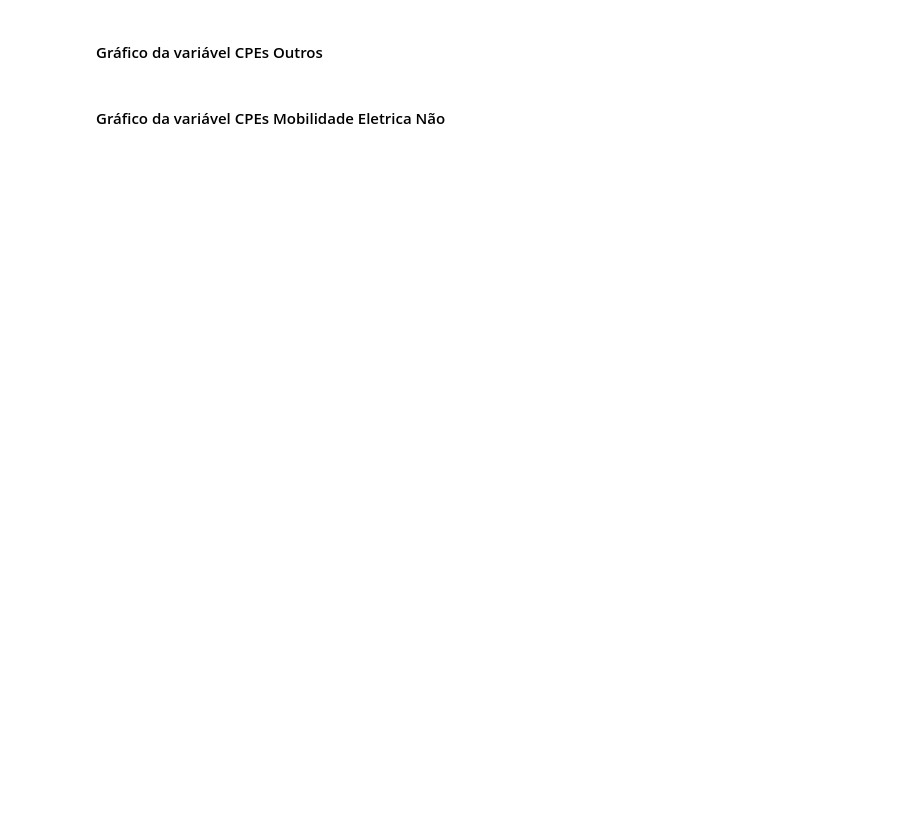
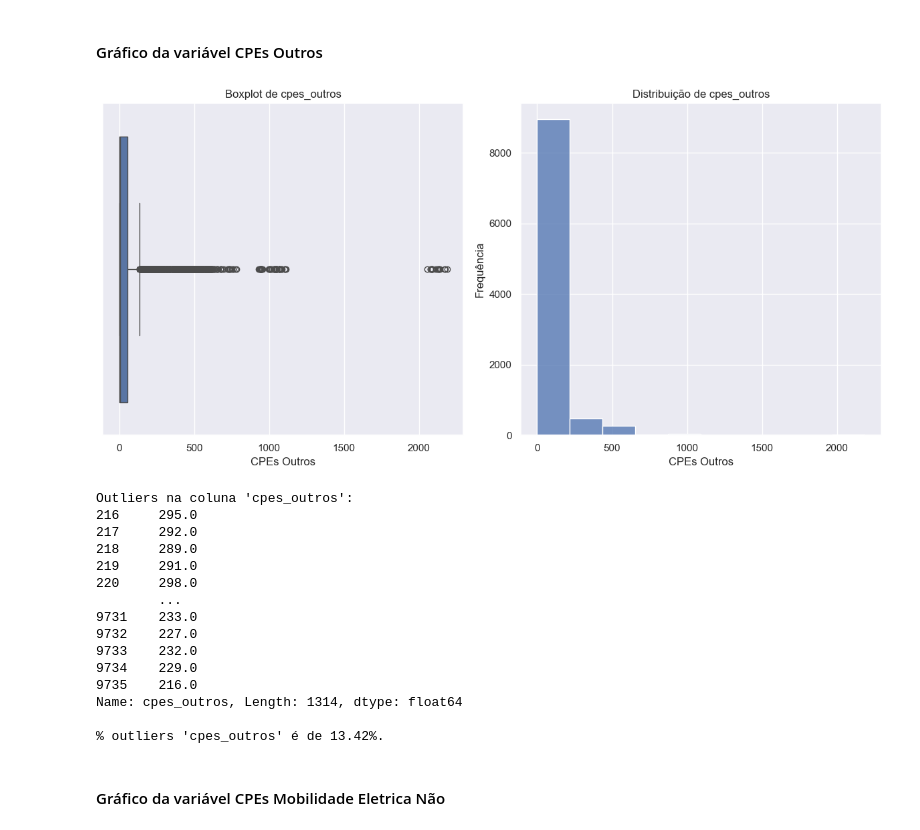
Before and after one commit to kreativermario/Projeto-DECD, a Jupyter notebook: notebooks/data_understanding.ipynb, the cells around one changed output. Cells and saved outputs as stored; diff of their text form; code cells hidden in the pictures; blank space fills up the shorter version.

```diff
--- a/notebooks/data_understanding.ipynb
+++ b/notebooks/data_understanding.ipynb
@@ -403,27 +464,56 @@ print(f"% outliers '{coluna_cpes_nao_domestico}' é de {percent_outliers:.2f}%."
 # %%
 # Coluna para o histograma
 coluna_cpes_outros = 'cpes_outros'
 
 # Criar subplots
 fig, (ax_boxplot, ax_hist) = plt.subplots(1, 2, figsize=(12, 6))
 
 # Boxplot
 sns.boxplot(x='cpes_outros', data=merged_df, ax=ax_boxplot)
 ax_boxplot.set_title(f'Boxplot de {coluna_cpes_outros}')
 ax_boxplot.set_xlabel('CPEs Outros')
 
 
 # Histograma
 sns.histplot(data=merged_df, x=coluna_cpes_outros, ax=ax_hist, bins=10)
 ax_hist.set_title(f'Distribuição de {coluna_cpes_outros}')
 ax_hist.set_xlabel('CPEs Outros')
 ax_hist.set_ylabel('Frequência')
 
 plt.tight_layout()
 plt.show()
 
+# Encontrar outliers
 outliers = find_outliers(merged_df[coluna_cpes_outros])
 print(f"Outliers na coluna '{coluna_cpes_outros}':\n{outliers}\n")
+
+# Calcular o número total de valores na coluna 'cpes_outros'
+total_valores = len(merged_df[coluna_cpes_outros])
+
+# Calcular o número de outliers
+num_outliers = len(outliers)
+
+# Calcular a percentagem de outliers
+percent_outliers = (num_outliers / total_valores) * 100
+
+print(f"% outliers '{coluna_cpes_outros}' é de {percent_outliers:.2f}%.")
+# %% [output]
+[figure, added]
+Outliers na coluna 'cpes_outros':
+216     295.0
+217     292.0
+218     289.0
+219     291.0
+220     298.0
+        ...
+9731    233.0
+9732    227.0
+9733    232.0
+9734    229.0
+9735    216.0
+Name: cpes_outros, Length: 1314, dtype: float64
+
+% outliers 'cpes_outros' é de 13.42%.
 # %% [markdown]
 #### Gráfico da variável CPEs Mobilidade Eletrica Não
 # %%
```
Also changed, not shown: parts of 10 cells of this notebook, 2 other files.
